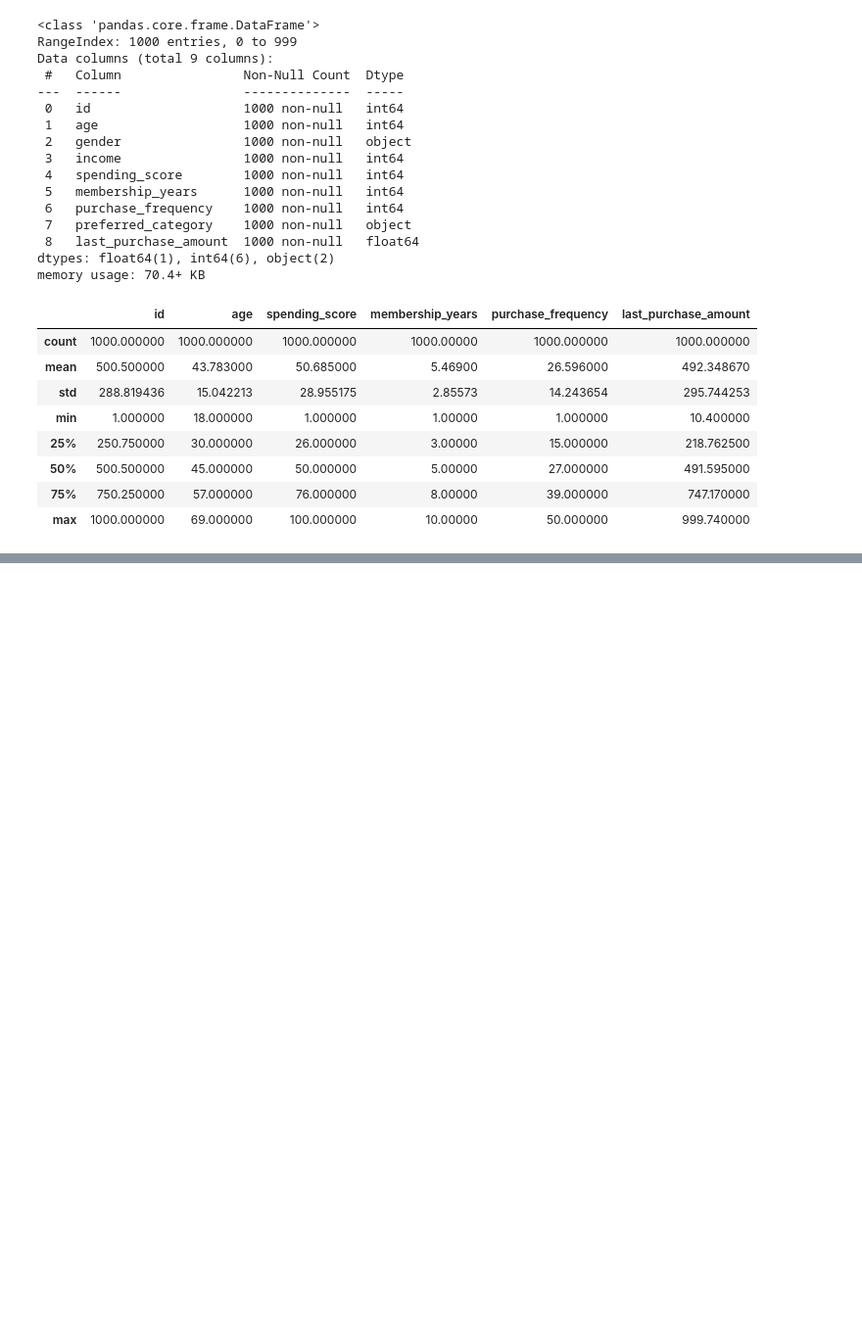
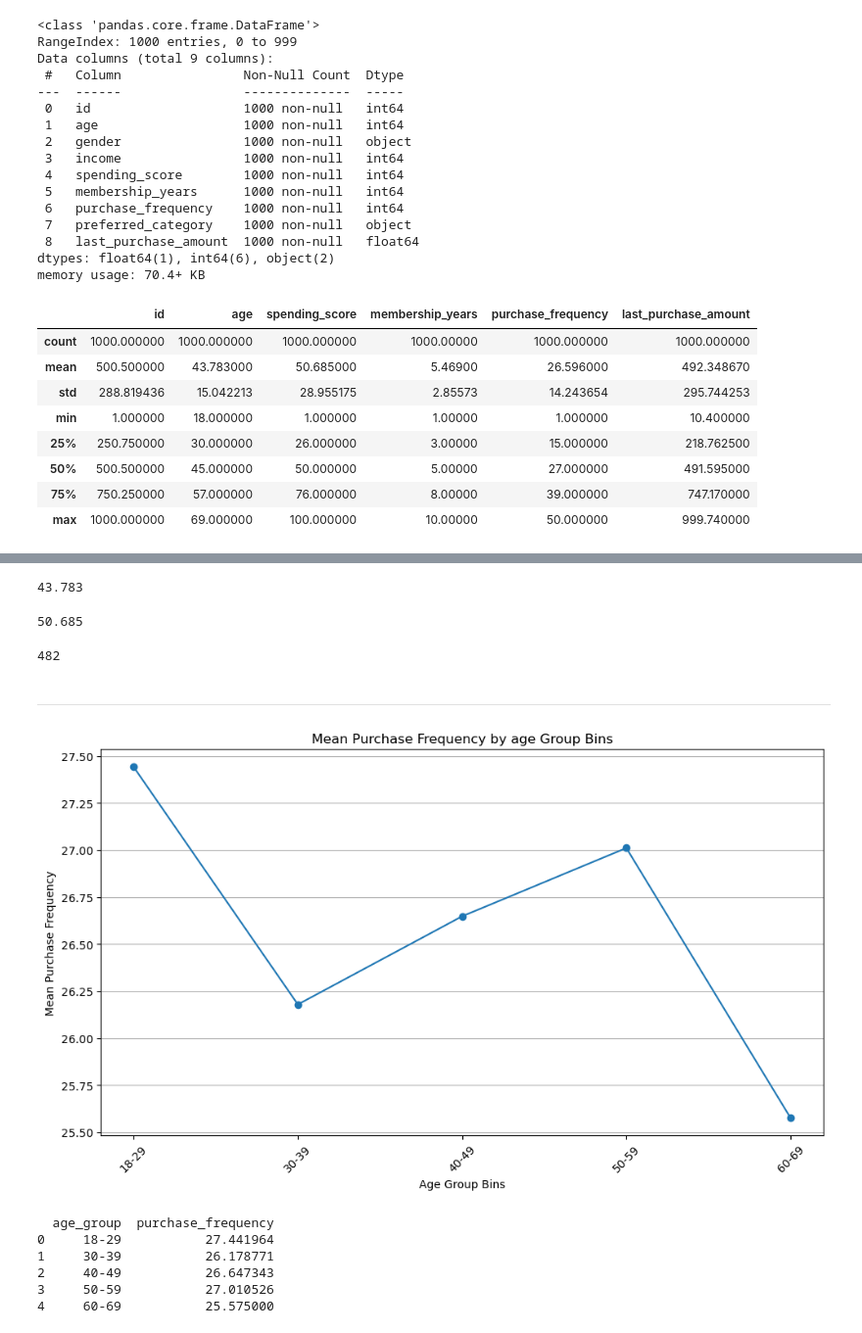
Before and after one commit to leoolessa/CSDMA, a Jupyter notebook: main.ipynb, the cells around one changed output, grey strips where cells are left out. Shown: that part at 98% size. Saved outputs shown, nothing was run; the diff lists cells and outputs as text; code cells hidden in the pictures; blank space fills up the shorter version.

```diff
--- a/main.ipynb
+++ b/main.ipynb
@@ -53,0 +59,43 @@ df.describe()
+# %%
+mean_age = df['age'].mean()
+mean_age
+# %% [output]
+43.783
+# %%
+mean_spending_score = df['spending_score'].mean()
+mean_spending_score
+# %% [output]
+50.685
+# %%
+max_membership_years = len(df[df['membership_years']>5])
+max_membership_years
+# %% [output]
+482
+# %% [markdown]
+---
+# %%
+bins=[18, 30, 40, 50, 60, 70]
+labels = ['18-29', '30-39', '40-49', '50-59', '60-69']
+df['age_group'] = pd.cut(df['age'], bins=bins, labels=labels, right=False)
+# %%
+frequency_group_purchase_frequency = df[['age_group', 'purchase_frequency']].groupby('age_group').agg({'purchase_frequency':'mean'}).reset_index()
+
+plt.figure(figsize=(10, 6))
+plt.plot(frequency_group_purchase_frequency['age_group'], frequency_group_purchase_frequency['purchase_frequency'], marker='o', linestyle='-')
+plt.xlabel('Age Group Bins')
+plt.ylabel('Mean Purchase Frequency')
+plt.title('Mean Purchase Frequency by age Group Bins')
+plt.xticks(rotation=45)
+plt.grid(True, axis='y')
+plt.tight_layout()
+plt.show()
+
+print(frequency_group_purchase_frequency)
+# %% [output]
+[figure, added]
+  age_group  purchase_frequency
+0     18-29           27.441964
+1     30-39           26.178771
+2     40-49           26.647343
+3     50-59           27.010526
+4     60-69           25.575000
```
Also changed, not shown: parts of 14 cells of this notebook.
